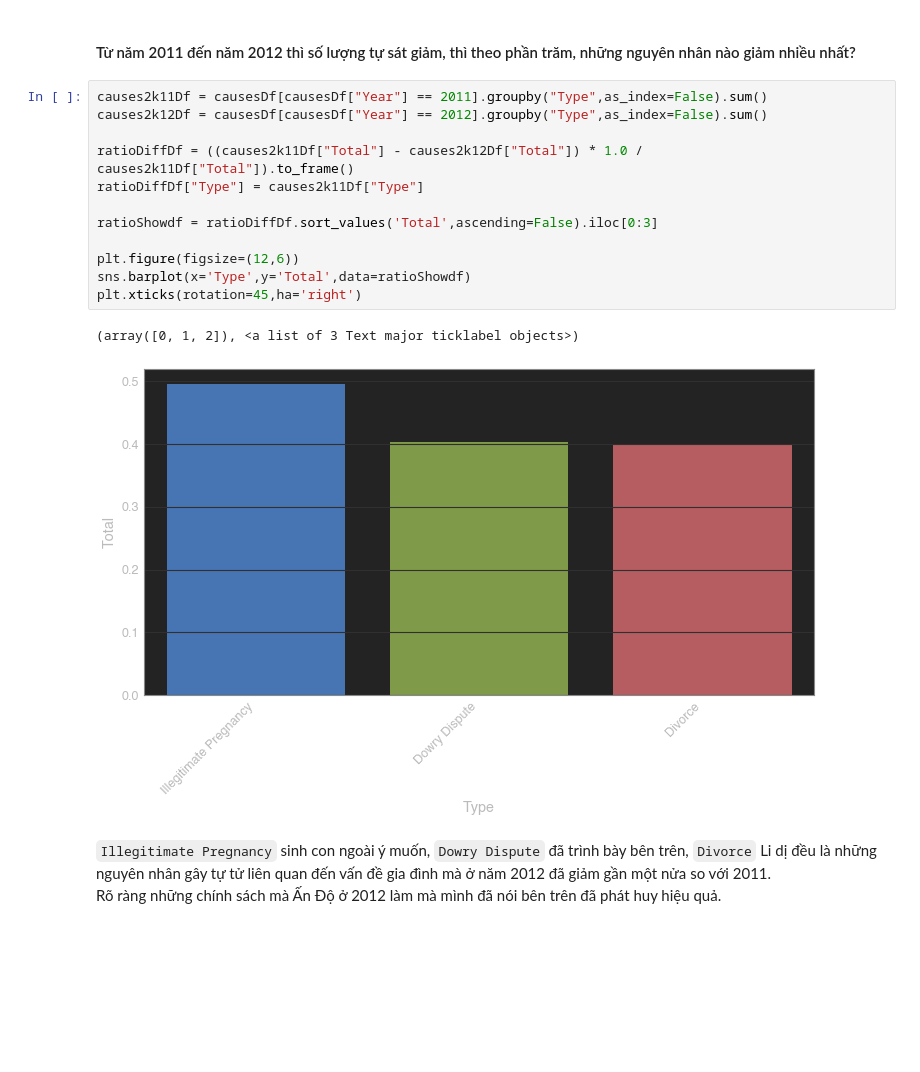
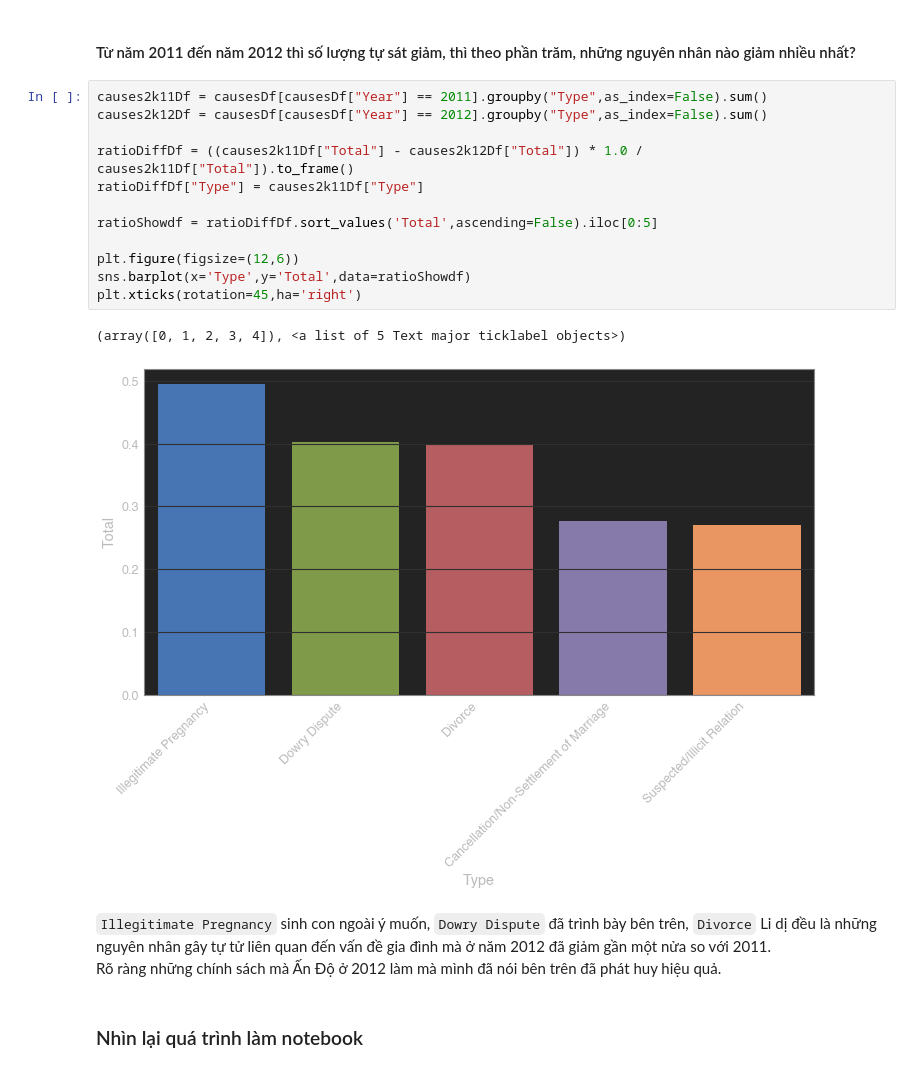
Before and after one commit to minhtamos/DataScienceFinalProject, a Jupyter notebook: 1712746-NguyenMinhTam.ipynb, the cells around one changed output. Saved outputs shown, nothing was run; the diff lists cells and outputs as text; blank space fills up the shorter version.

```diff
--- a/1712746-NguyenMinhTam.ipynb
+++ b/1712746-NguyenMinhTam.ipynb
@@ -265,18 +271,20 @@ Hmmm, có vẻ dữ liệu nhạy cảm.
 # %%
 causes2k11Df = causesDf[causesDf["Year"] == 2011].groupby("Type",as_index=False).sum()
 causes2k12Df = causesDf[causesDf["Year"] == 2012].groupby("Type",as_index=False).sum()
 
 ratioDiffDf = ((causes2k11Df["Total"] - causes2k12Df["Total"]) * 1.0 / causes2k11Df["Total"]).to_frame()
 ratioDiffDf["Type"] = causes2k11Df["Type"]
 
-ratioShowdf = ratioDiffDf.sort_values('Total',ascending=False).iloc[0:3]
+ratioShowdf = ratioDiffDf.sort_values('Total',ascending=False).iloc[0:5]
 
 plt.figure(figsize=(12,6))
 sns.barplot(x='Type',y='Total',data=ratioShowdf)
 plt.xticks(rotation=45,ha='right')
 # %% [output]
-(array([0, 1, 2]), <a list of 3 Text major ticklabel objects>)
+(array([0, 1, 2, 3, 4]), <a list of 5 Text major ticklabel objects>)
-[figure, old version]
+[figure, new version]
 # %% [markdown]
 `Illegitimate Pregnancy` sinh con ngoài ý muốn, `Dowry Dispute` đã trình bày bên trên, `Divorce` Li dị đều là những nguyên nhân gây tự tử liên quan đến vấn đề gia đình mà ở năm 2012 đã giảm gần một nửa so với 2011.
 Rõ ràng những chính sách mà Ấn Độ ở 2012 làm mà mình đã nói bên trên đã phát huy hiệu quả.
+# %% [markdown]
+### Nhìn lại quá trình làm notebook
```
Also changed, not shown: parts of 6 cells of this notebook.
